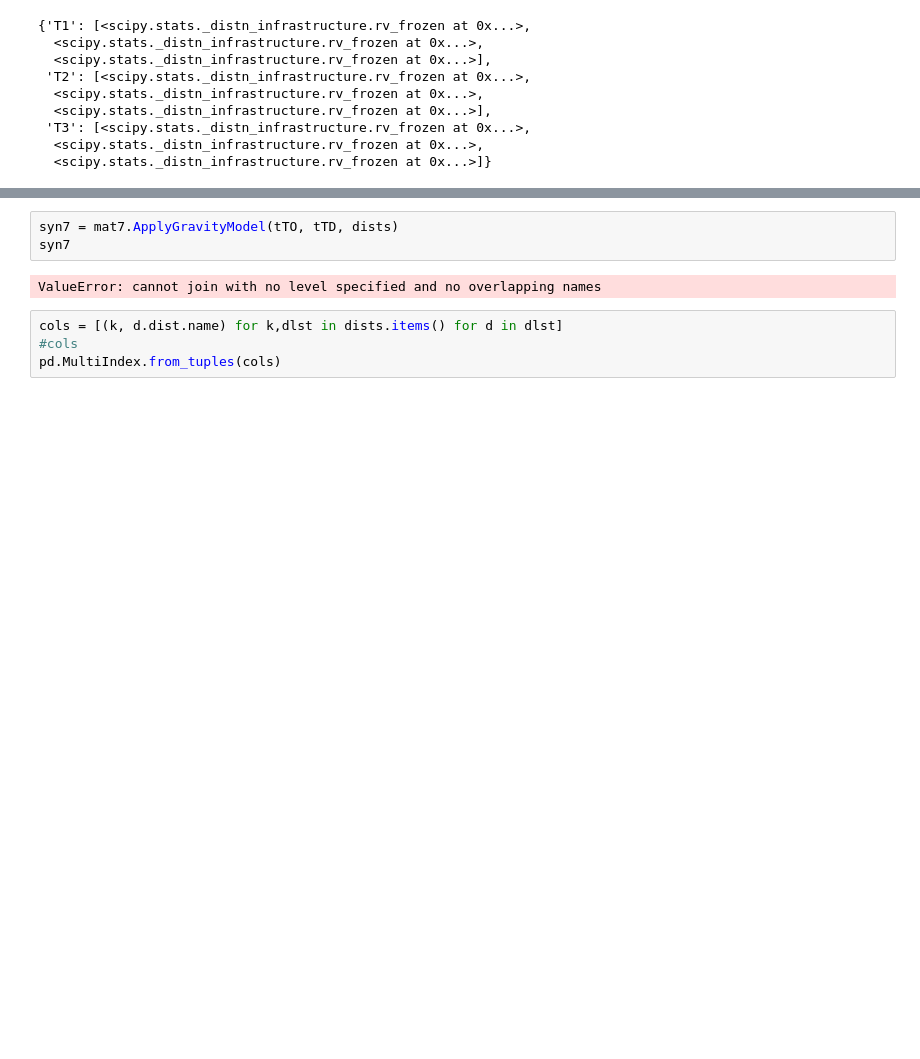
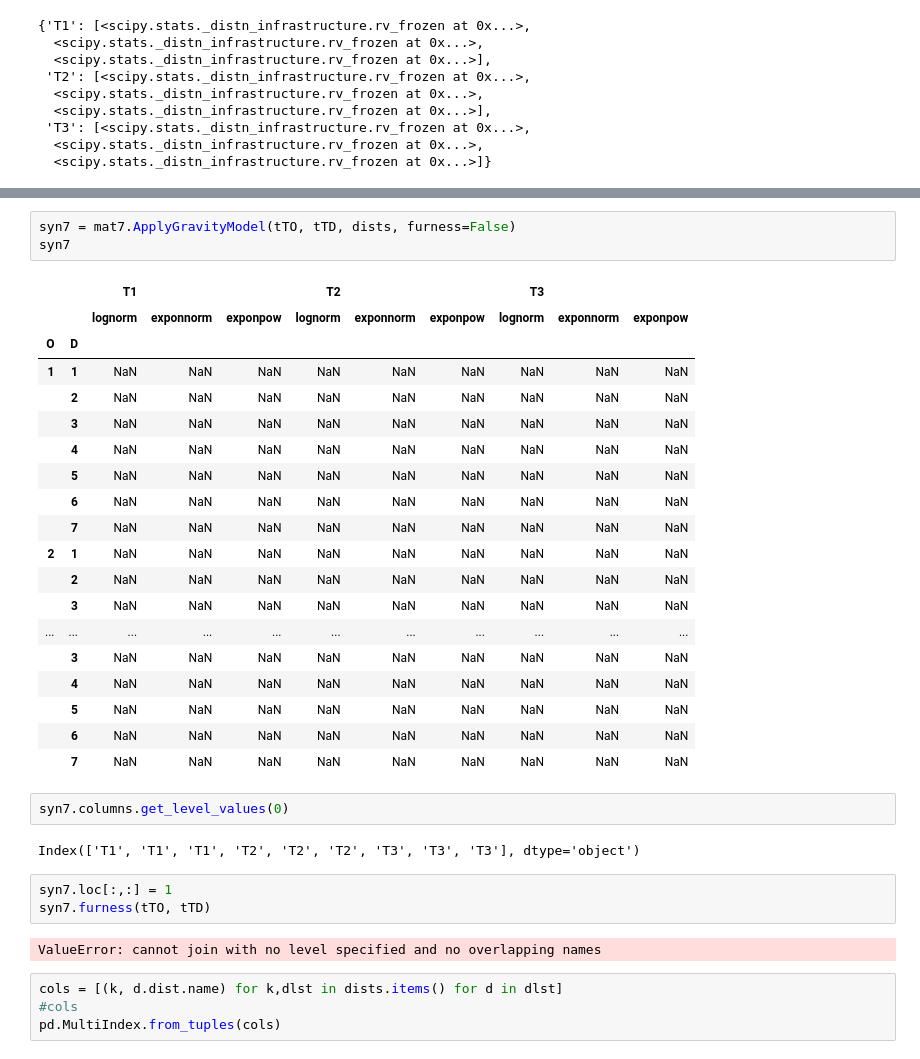
Before and after one commit to jabellcu/TPlanning_matrices, a Jupyter notebook: MatrixExamples.ipynb, the cells around one changed output, grey strips where cells are left out. Drawn from its saved outputs; the diff is of its cells as text; blank space fills up the shorter version.

```diff
--- a/MatrixExamples.ipynb
+++ b/MatrixExamples.ipynb
@@ -581,8 +620,35 @@ tTO
 # %%
-syn7 = mat7.ApplyGravityModel(tTO, tTD, dists)
+syn7 = mat7.ApplyGravityModel(tTO, tTD, dists, furness=False)
 syn7
 # %% [output]
-ValueError: cannot join with no level specified and no overlapping names
+|  |  | T1 |  |  | T2 |  |  | T3 |  |  |
+|  |  | lognorm | exponnorm | exponpow | lognorm | exponnorm | exponpow | lognorm | exponnorm | exponpow |
+| O | D |  |  |  |  |  |  |  |  |  |
+| 1 | 1 | NaN | NaN | NaN | NaN | NaN | NaN | NaN | NaN | NaN |
+|  | 2 | NaN | NaN | NaN | NaN | NaN | NaN | NaN | NaN | NaN |
+|  | 3 | NaN | NaN | NaN | NaN | NaN | NaN | NaN | NaN | NaN |
+|  | 4 | NaN | NaN | NaN | NaN | NaN | NaN | NaN | NaN | NaN |
+|  | 5 | NaN | NaN | NaN | NaN | NaN | NaN | NaN | NaN | NaN |
+|  | 6 | NaN | NaN | NaN | NaN | NaN | NaN | NaN | NaN | NaN |
+|  | 7 | NaN | NaN | NaN | NaN | NaN | NaN | NaN | NaN | NaN |
+| 2 | 1 | NaN | NaN | NaN | NaN | NaN | NaN | NaN | NaN | NaN |
+|  | 2 | NaN | NaN | NaN | NaN | NaN | NaN | NaN | NaN | NaN |
+|  | 3 | NaN | NaN | NaN | NaN | NaN | NaN | NaN | NaN | NaN |
+| ... | ... | ... | ... | ... | ... | ... | ... | ... | ... | ... |
+|  | 3 | NaN | NaN | NaN | NaN | NaN | NaN | NaN | NaN | NaN |
+|  | 4 | NaN | NaN | NaN | NaN | NaN | NaN | NaN | NaN | NaN |
+|  | 5 | NaN | NaN | NaN | NaN | NaN | NaN | NaN | NaN | NaN |
+|  | 6 | NaN | NaN | NaN | NaN | NaN | NaN | NaN | NaN | NaN |
+|  | 7 | NaN | NaN | NaN | NaN | NaN | NaN | NaN | NaN | NaN |
+# %%
+syn7.columns.get_level_values(0)
+# %% [output]
+Index(['T1', 'T1', 'T1', 'T2', 'T2', 'T2', 'T3', 'T3', 'T3'], dtype='object')
+# %%
+syn7.loc[:,:] = 1
+syn7.furness(tTO, tTD)
+# %% [output]
+ValueError: cannot join with no level specified and no overlapping names
 # %%
 cols = [(k, d.dist.name) for k,dlst in dists.items() for d in dlst]
 #cols
```
Also changed, not shown: parts of 10 cells of this notebook, 1 other file.
